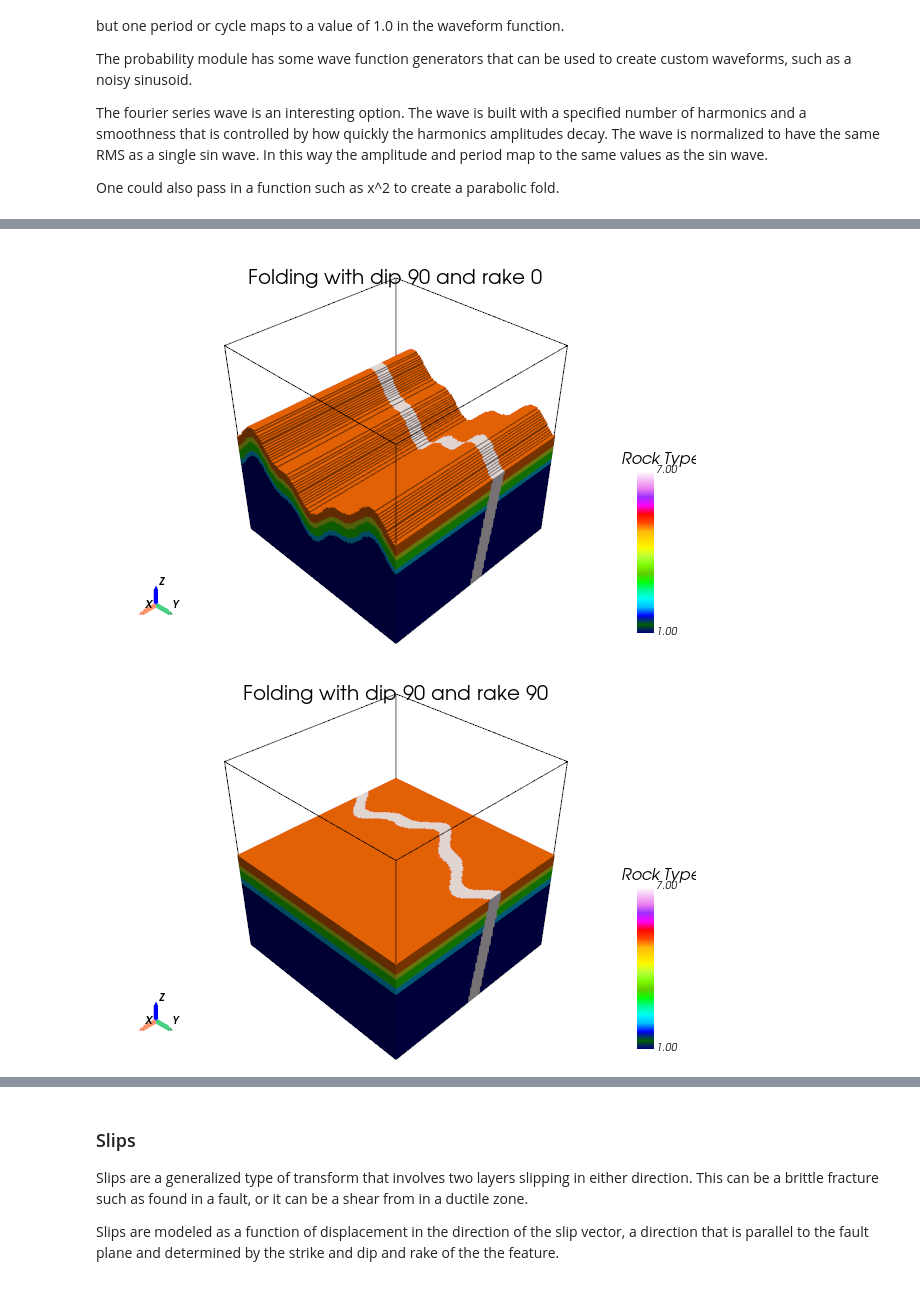
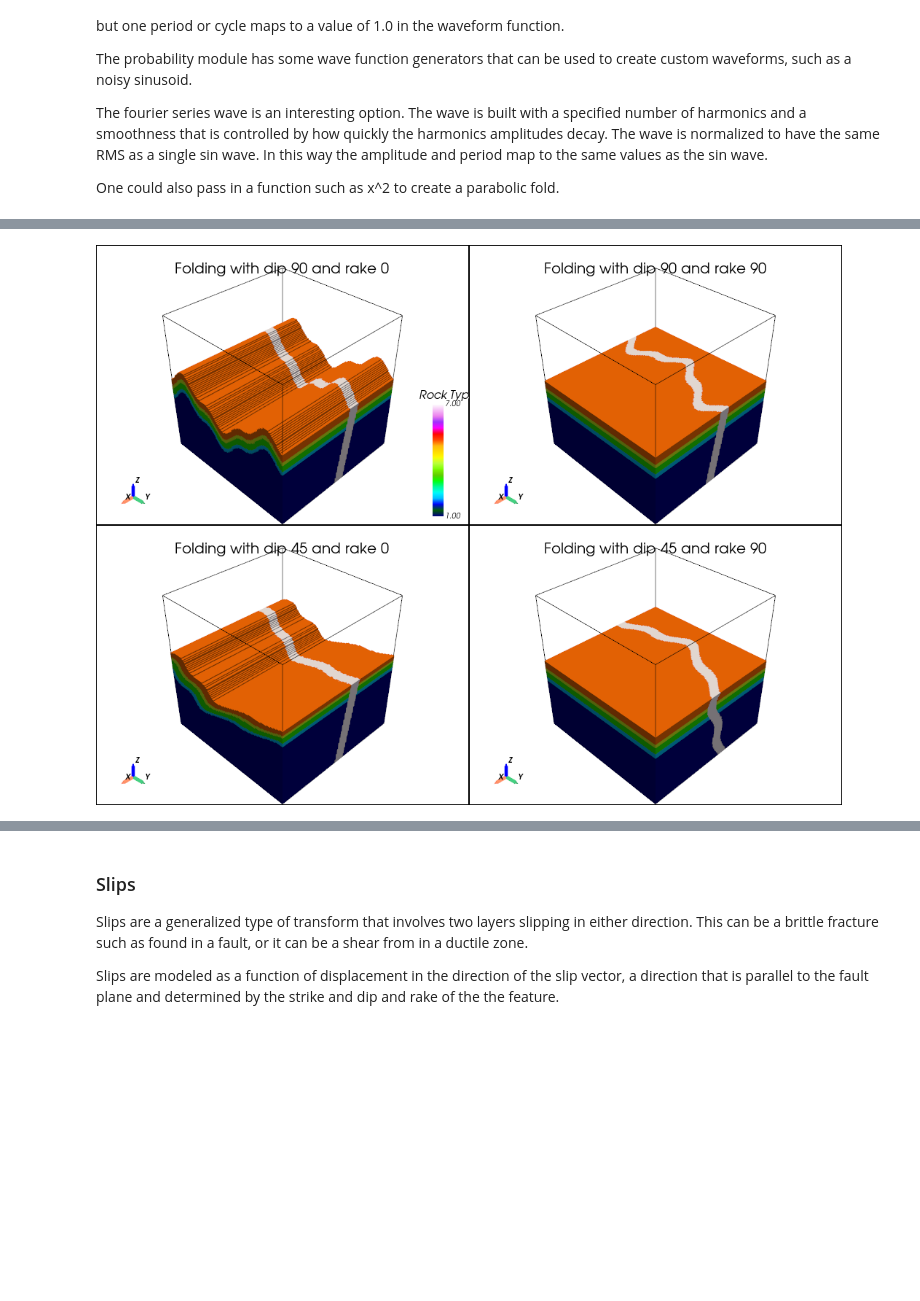
Before and after one commit to kostubhagarwal/StructuralGeo, a Jupyter notebook: code_examples/feature_examples.ipynb, the cells around one changed output, grey strips where cells are left out. Cells and saved outputs as stored; diff of their text form; code cells hidden in the pictures; blank space fills up the shorter version.

```diff
--- a/code_examples/feature_examples.ipynb
+++ b/code_examples/feature_examples.ipynb
@@ -181,4 +179,6 @@ p.show()
 Dike columns are a cylindrical model for an intrusion. They are specified by an origin point at the center top of the column and have an elliptical cross section defined by a diameter and the scaling of the minor axis: $\frac{\text{minor}}{\text{major}}$. By default the y-axis is the major axis and the x-axis is the minor axis. The configuration can be rotated counter clockwise. The column will extend infinitely downwards unless a depth is specified, while it may also extend into the air unless clipped using the clip parameter.
 
 In the case where a non-vertical column is desired, applying a change of coordinates using a rotation transformation is recommended.
+# %%
+col = geo.DikeColumn(origin=(0,2,2), diam = 5, minor_axis_scale=.6, rotation=30, depth = 8, value = 11, clip =False)
 # %%
@@ -268 +274,3 @@ p.show()
+# %%
+plug = geo.DikePlug(origin=(0,0,8), diam=8, minor_axis_scale=.8, rotation=0,shape=10.0, value=10, clip=False)
 # %%
@@ -414,11 +423,13 @@ for rake in rake_values:
 With 0 dip the folding effect is vertical instead of transverse which is hard to see without vertical layers.
 # %%
 # Define the number of steps (including the end points)
-num_steps = 3
+num_steps = 4
 # Generate rake values from 0 to 90 degrees, inclusively
-dip_values = np.linspace(0, 90, num_steps)
+dip_values = np.linspace(0, 90, 4)
 
-for dip in dip_values:
+p = pv.Plotter(shape=(2,2))
+for i, dip in enumerate(dip_values):
+    p.subplot(i//2, i%2)
     fold = geo.Fold(strike=0, dip=dip, rake=0, origin=(0, 0, 0), amplitude=4, period=30, shape=.3)
     tilt = geo.Tilt(strike=10, dip=25, origin=(0, 20, 0))
     tilt2 = geo.Tilt(strike=10, dip=60, origin=(0, 5, 0))
@@ -429,8 +440,8 @@ for dip in dip_values:
     model.clear_history()
     model.add_history(history)
     model.compute_model()
-    p = geovis.volview(model)
-    p.window_size = window_size
+    geovis.volview(model, plotter=p)
     p.add_title(title=f'Transverse Waves with Dip: {dip}', font_size=8)
-    p.show()
+
+p.show()
 # %% [output]
@@ -455,7 +464,9 @@ fwg = FourierWaveGenerator(num_harmonics= 5, smoothness= .8)
 parabola = lambda x: -(5*x)**2
 periodic_funcs = [None, noisy_sine_wave(1, 20, 0.3), parabola, fwg.generate()]
 
-for fun in periodic_funcs:
+p = pv.Plotter(shape=(2, 2))
+for i, fun in enumerate(periodic_funcs):
+    p.subplot(i//2, i%2)
     # Period and amplitude modulate the passed function
     fold2 = geo.Fold(strike=110, dip=90, rake=10, origin=(0, 0, 0), amplitude=2, period=30, periodic_func=fun)
     history = [bedrock, sediment2, dike, tilt, sediment3, fold2]
@@ -465,8 +476,8 @@ for fun in periodic_funcs:
     model.clear_history()
     model.add_history(history)
     model.compute_model()
-    p = geovis.volview(model)
-    p.window_size = window_size
+    geovis.volview(model, plotter=p)
     p.add_title(title=f'Fold Model with Wave Function:{str(fold2)}', font_size=8)
-    p.show()
+
+p.show()
 # %% [output]
@@ -477,23 +485,24 @@ for fun in periodic_funcs:
 # %%
 
 # Strike controls wave propogation compass direction
 # Dip controls wave propogation angle from vertical
 # Rake 90 = lateral polarization, Rake 0 = vertical polarization
 strike_dip_rake = [(90, 90, 0), (90, 90, 90), (90, 45, 0), (90, 45, 90)]
 
-for params in strike_dip_rake:
+p = pv.Plotter(shape=(2, 2))
+for i, params in enumerate(strike_dip_rake):
+    p.subplot(i//2, i%2)
     dike  = geo.Dike(strike=10, dip=80, width=3, origin=(-6, 8, 0), value=7)
     # Make a wave traveling North (y-direction) with lateral polarizaiton (rake 90)
     fold = geo.Fold(*params, origin=(0, 0, 0), amplitude=4, period=30, shape=.3)
     history = [bedrock, sediment0, dike, fold]
 
     model.clear_history()
     model.add_history(history)
     model.compute_model()
-    p = geovis.volview(model)
-    p.window_size = window_size
+    geovis.volview(model, plotter=p)
     p.add_title(title=f'Folding with dip {params[1]} and rake {params[2]}', font_size=8)
-    p.show(jupyter_backend='static')
+
+p.show()
 # %% [output]
-[figure, old version]
+[figure, new version]
-[figure, removed]
```
Also changed, not shown: parts of 44 cells of this notebook, 2 other files.
